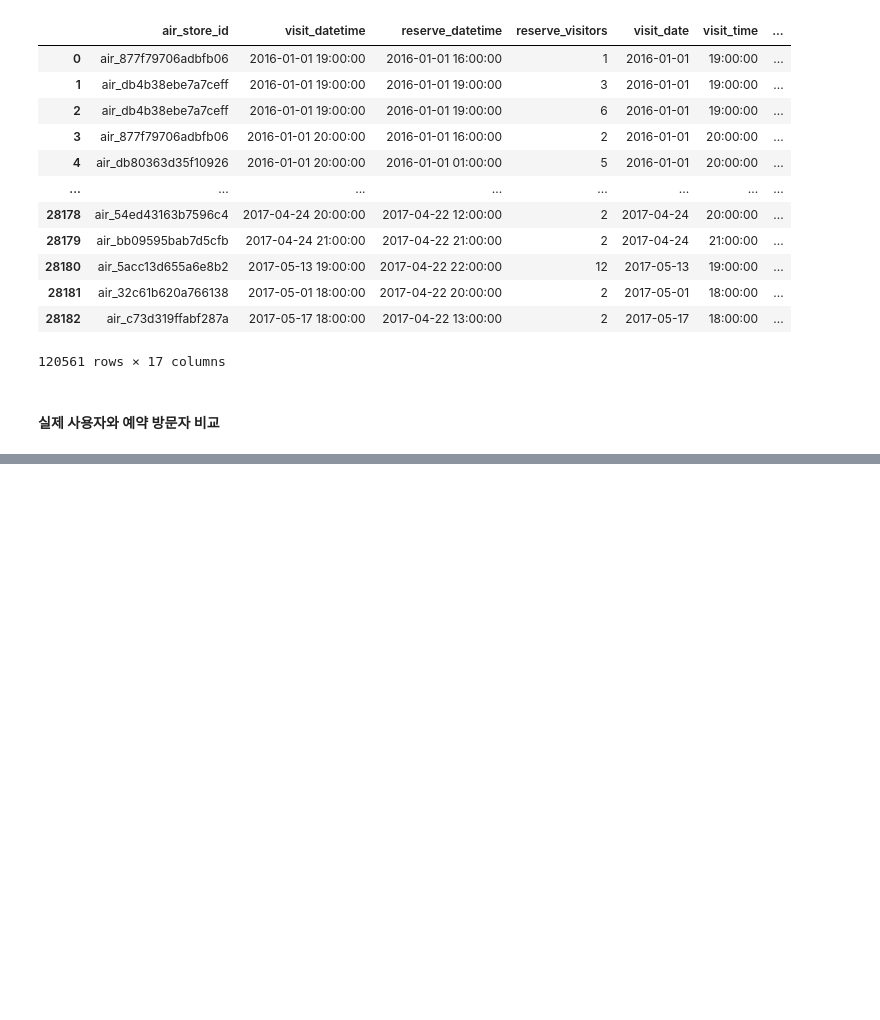
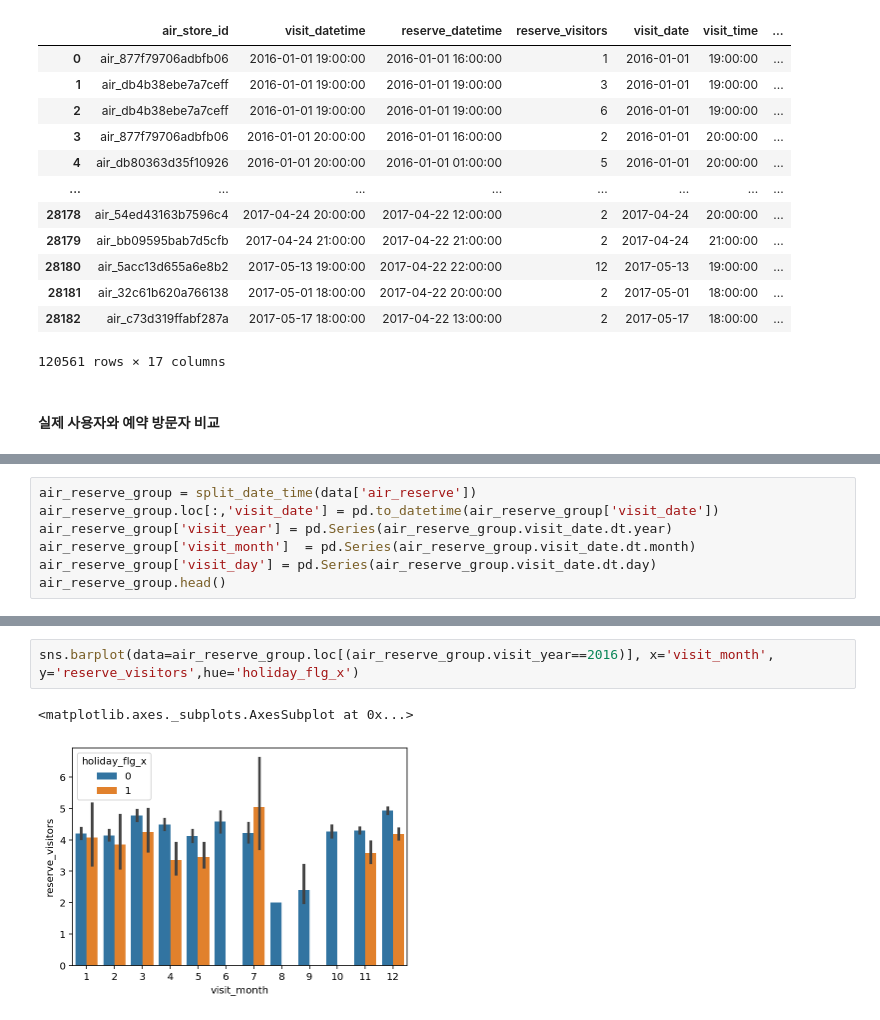
Before and after one commit to dlgur1994/Hackerthon1_Aiffel, a Jupyter notebook: Hyelim/Hackerthon1_visualization.ipynb, the cells around one changed output, grey strips where cells are left out. Cells and saved outputs as stored; diff of their text form; blank space fills up the shorter version.

```diff
--- a/Hyelim/Hackerthon1_visualization.ipynb
+++ b/Hyelim/Hackerthon1_visualization.ipynb
@@ -329,0 +354,7 @@ air 예약 데이터와 hpg 예약 데이터에서 나온 예약 방문자의
+# %%
+air_reserve_group = split_date_time(data['air_reserve'])
+air_reserve_group.loc[:,'visit_date'] = pd.to_datetime(air_reserve_group['visit_date'])
+air_reserve_group['visit_year'] = pd.Series(air_reserve_group.visit_date.dt.year)
+air_reserve_group['visit_month']  = pd.Series(air_reserve_group.visit_date.dt.month)
+air_reserve_group['visit_day'] = pd.Series(air_reserve_group.visit_date.dt.day)
+air_reserve_group.head()
@@ -329,0 +368,5 @@ air 예약 데이터와 hpg 예약 데이터에서 나온 예약 방문자의
+# %%
+sns.barplot(data=air_reserve_group.loc[(air_reserve_group.visit_year==2016)], x='visit_month', y='reserve_visitors',hue='holiday_flg_x')
+# %% [output]
+<matplotlib.axes._subplots.AxesSubplot at 0x...>
+[figure, added]
```
Also changed, not shown: parts of 11 cells of this notebook.
